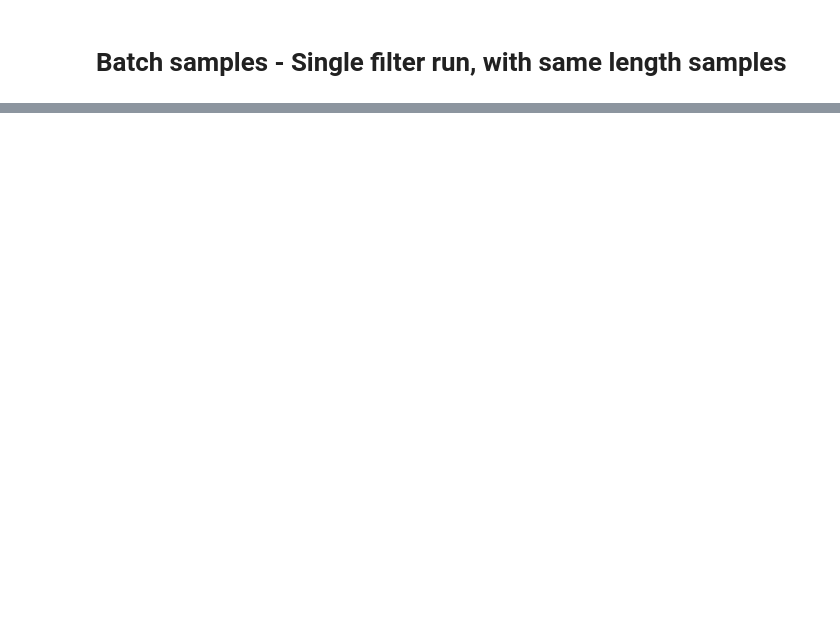
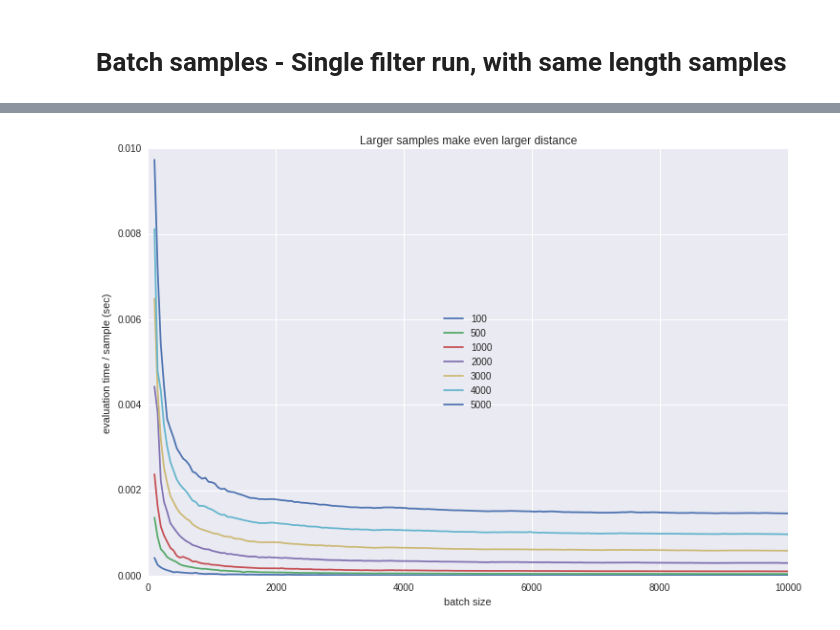
Before and after one commit to botcs/cinc2017, a Jupyter notebook: tensorflow/filtfilt_timetest.ipynb, the cells around one changed output, grey strips where cells are left out. Drawn from its saved outputs; the diff is of its cells as text; code cells hidden in the pictures; blank space fills up the shorter version.

```diff
--- a/tensorflow/filtfilt_timetest.ipynb
+++ b/tensorflow/filtfilt_timetest.ipynb
@@ -170,0 +180,6 @@ tf_batch_time_LARGE = [measure_tf(sample_list) for _ in range(20)]
+# %%
+res = []
+sample_lens = [100, 500, 1000, 2000, 3000, 4000, 5000]:
+for lens in sample_lens
+    res.append(benchmark_sample_len(lens))
+    print('\n')
@@ -171,3 +200,14 @@ tf_batch_time_LARGE = [measure_tf(sample_list) for _ in range(20)]
+# %%
+batch_size = np.linspace(100, 10000, 200, dtype=int)
+for r, lens in zip(res, sample_lens):
+    plt.plot(batch_size, r/batch_size, label=str(lens))
+
+plt.title('Larger samples make even larger distance')
+plt.xlabel('batch size')
+plt.ylabel('evaluation time / sample (sec)')
+_ = plt.legend(loc='center')
+# %% [output]
+[figure, added]
 # %%
 tf_batch_time_LARGE_avg = np.mean(tf_batch_time_LARGE, axis=0)
 # %%
```
Also changed, not shown: parts of 12 cells of this notebook.
